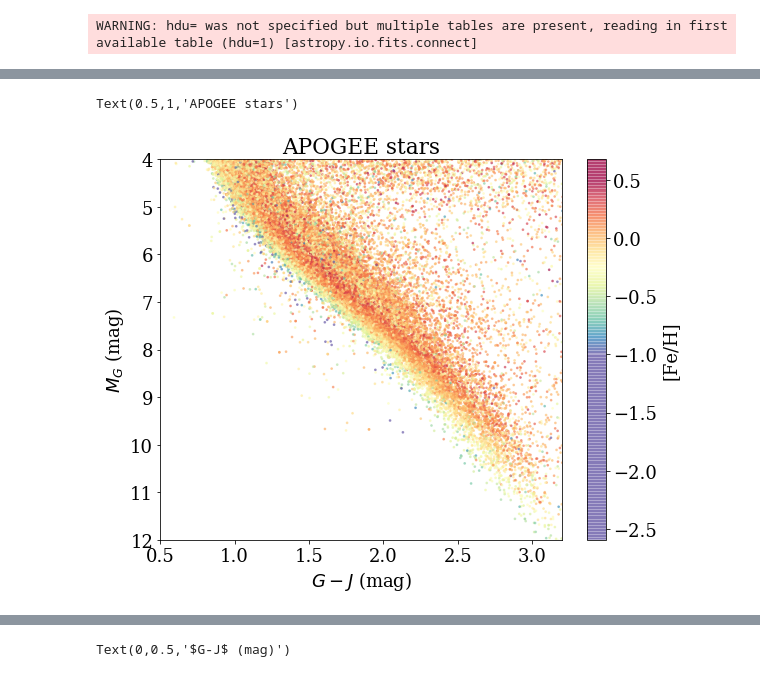
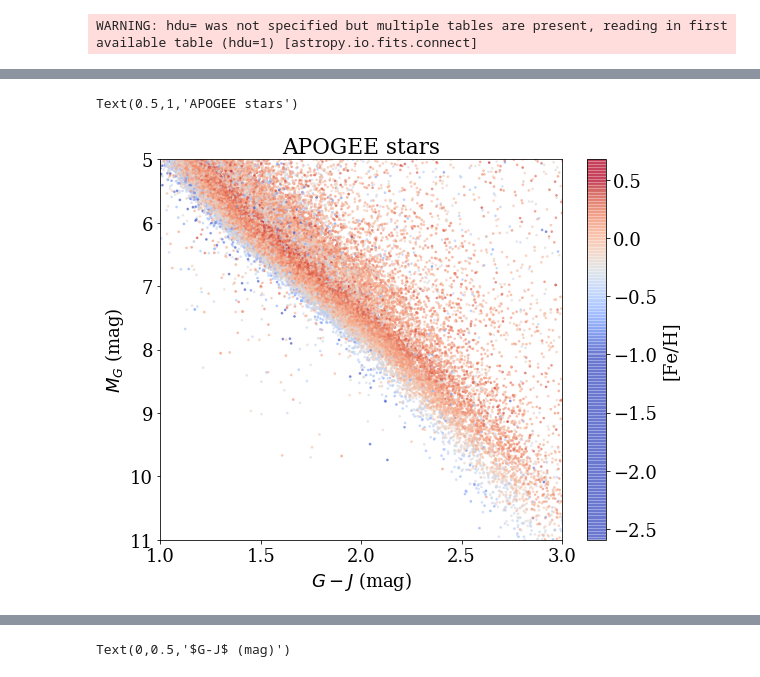
Before and after one commit to jradavenport/GaiaSprint2018, a Jupyter notebook: feh/FeH_explore.ipynb, the cells around one changed output, grey strips where cells are left out. Saved outputs shown, nothing was run; the diff lists cells and outputs as text; code cells hidden in the pictures.

```diff
--- a/feh/FeH_explore.ipynb
+++ b/feh/FeH_explore.ipynb
@@ -270,7 +270,7 @@ Awise = pd.read_csv('/Users/james/Desktop/gaia_tmp/Awise.csv')
 # need to select out columns i want, b/c multi-D cols messing .to_pandas up...
 # can fix later...
 
-dfA = apog[xyokA]['J','J_ERR','H', 'H_ERR', 'K', 'K_ERR',
+dfA = apog[xyokA]['J','J_ERR','H', 'H_ERR', 'K', 'K_ERR', 'VSINI',
                   'RA', 'DEC', 'GLON', 'GLAT', 'TEFF', 'LOGG', 'FE_H'].to_pandas()
 # %%
 tmp_dataA = pd.merge(Agaia, Awise, left_on=u'id', right_on=u'id')
@@ -320,18 +302,18 @@ uh oh.... no M dwarfs in APOGEE.... (are we missing mid-M's?)
 # %%
 plt.figure(figsize=(9,7))
 
 plt.scatter(Adata[u'phot_g_mean_mag'].values[Aok] - Adata[u'Jmag'].values[Aok],
             M_GA,
-            s=3, alpha=0.5, c=Adata[u'FE_H'].values[Aok], cmap=plt.cm.Spectral_r)
+            s=3, alpha=0.5, c=Adata[u'FE_H'].values[Aok], cmap=plt.cm.coolwarm)
 
 cb = plt.colorbar()
 cb.set_clim(-1,0.5)
-plt.ylim(12,4)
-plt.xlim(0.5,3.2)
+plt.ylim(11,5)
+plt.xlim(1,3)
 plt.xlabel('$G - J$ (mag)')
 plt.ylabel(r'$M_G$ (mag)')
 cb.set_label('[Fe/H]')
 plt.title('APOGEE stars')
 # %% [output]
 Text(0.5,1,'APOGEE stars')
-[figure, old version]
+[figure, new version]
```
Also changed, not shown: parts of 9 cells of this notebook.
